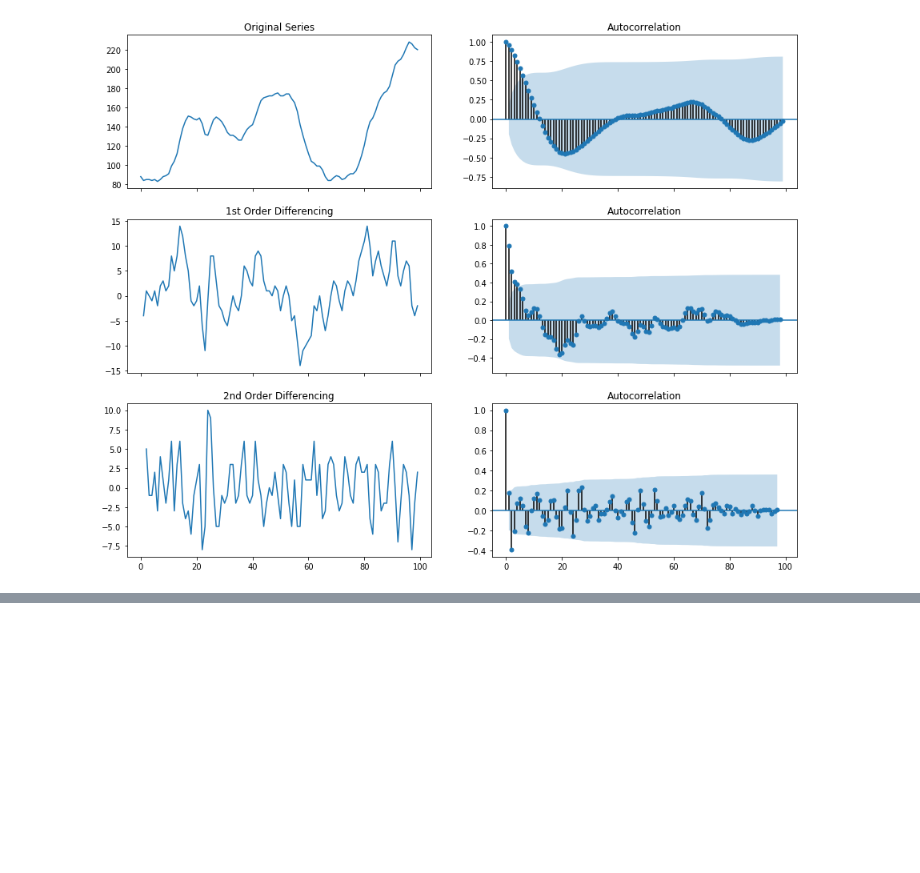
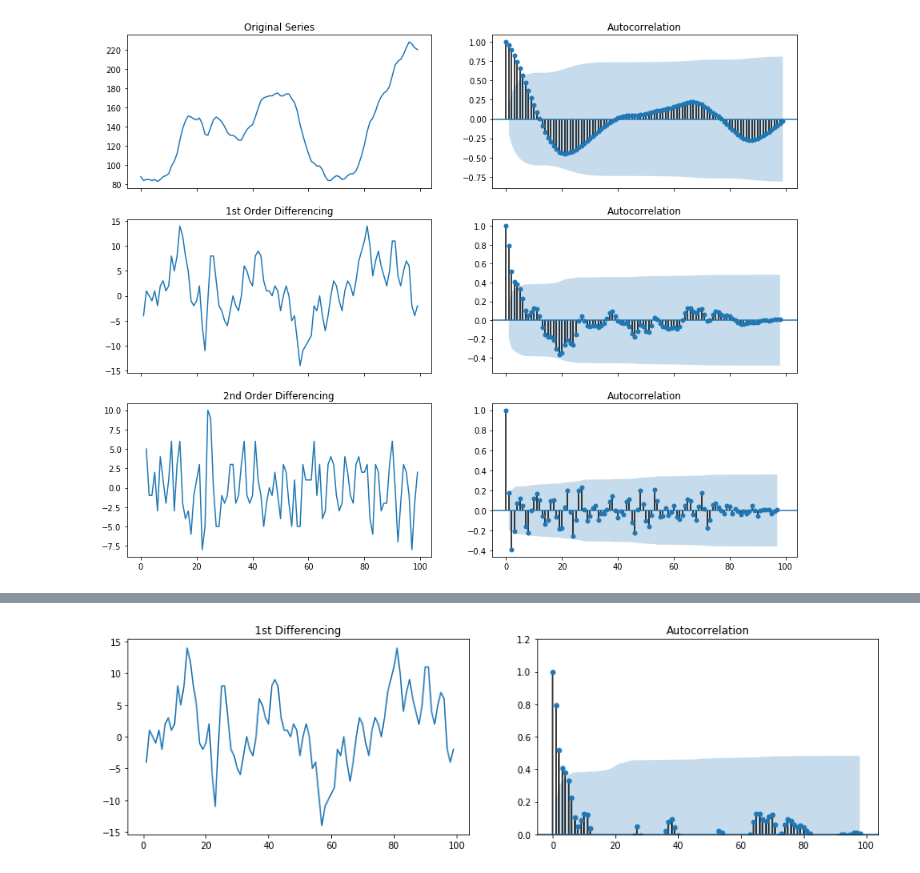
Before and after one commit to dksifoua/Time-Series-Analysis, a Jupyter notebook: ARIMA modeling.ipynb, the cells around one changed output, grey strips where cells are left out. Cells and saved outputs as stored; diff of their text form; code cells hidden in the pictures; blank space fills up the shorter version.

```diff
--- a/ARIMA modeling.ipynb
+++ b/ARIMA modeling.ipynb
@@ -85,0 +126,10 @@ plt.show()
+# %%
+fig, axes = plt.subplots(1, 2, sharex=True, figsize=(15, 4))
+axes[0].plot(df.value.diff().values)
+axes[0].set_title('1st Differencing')
+axes[1].set(ylim=(0,1.2))
+plot_acf(df.value.diff().dropna(), ax=axes[1])
+
+plt.show()
+# %% [output]
+[figure, added]
```
Also changed, not shown: parts of 20 cells of this notebook, 1 other file.
